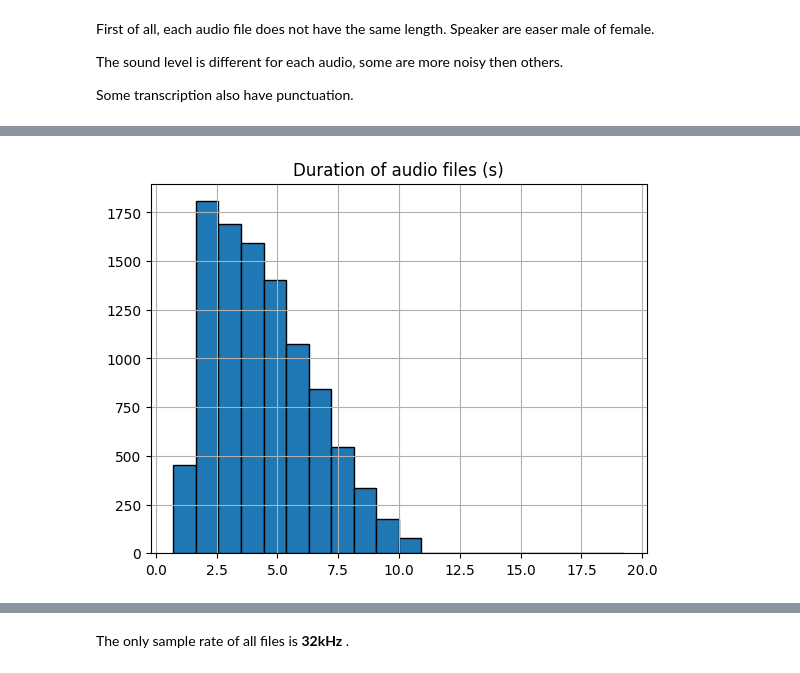
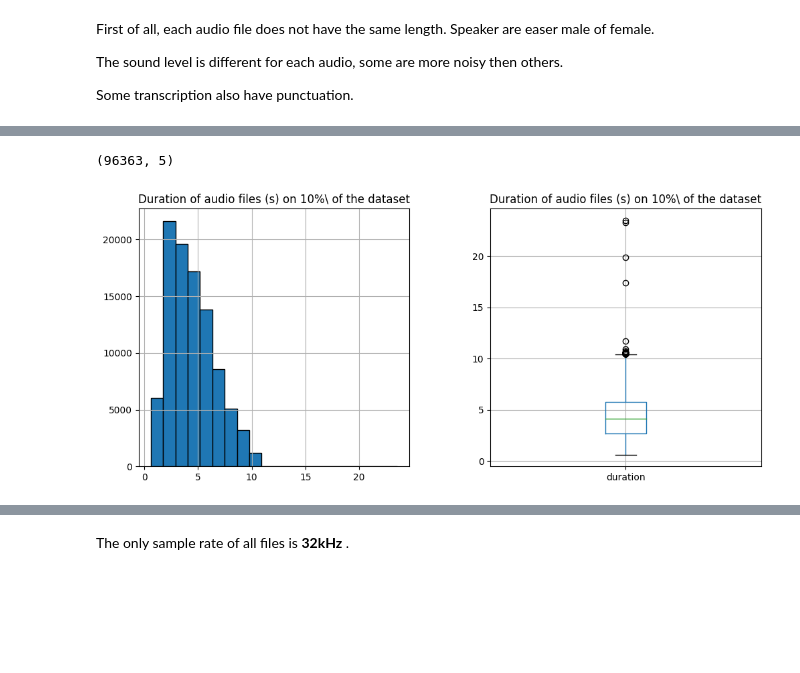
Before and after one commit to CYaiche/bengali_ASR, a Jupyter notebook: notebooks/exploratory_1.ipynb, the cells around one changed output, grey strips where cells are left out. Saved outputs shown, nothing was run; the diff lists cells and outputs as text; code cells hidden in the pictures; blank space fills up the shorter version.

```diff
--- a/notebooks/exploratory_1.ipynb
+++ b/notebooks/exploratory_1.ipynb
@@ -80,4 +79,6 @@ First of all, each audio file does not have the same length. Speaker are easer m
 The sound level is different for each audio, some are more noisy then others.
 
 Some transcription also have punctuation.
+# %%
+df = df.sample(int(df.shape[0] * 0.1))
 # %%
@@ -91,9 +92,17 @@ Total duration :  44196.55200000001
-# %%
-df.hist( column=["duration"], edgecolor='black', bins=20)
-plt.title("Duration of audio files (s)")
-plt.show()
-# %% [output]
-[figure, removed]
+# %%
+df.shape
+# %% [output]
+(96363, 5)
+# %%
+fig , (ax1,ax2) = plt.subplots(1,2,figsize=(12,5))
+df.hist( column=["duration"], edgecolor='black', bins=20, ax=ax1)
+df.boxplot(column=["duration"],ax=ax2)
+ax1.set_title("Duration of audio files (s) on 10%\ of the dataset")
+ax2.set_title("Duration of audio files (s) on 10%\ of the dataset")
+
+plt.show()
+# %% [output]
+[figure, added]
 # %%
 def get_sampling_rate(row):
     _, sr = sf.read(audio_folder / f"{row.id}.mp3")
```
Also changed, not shown: parts of 5 cells of this notebook, 17 other files.
